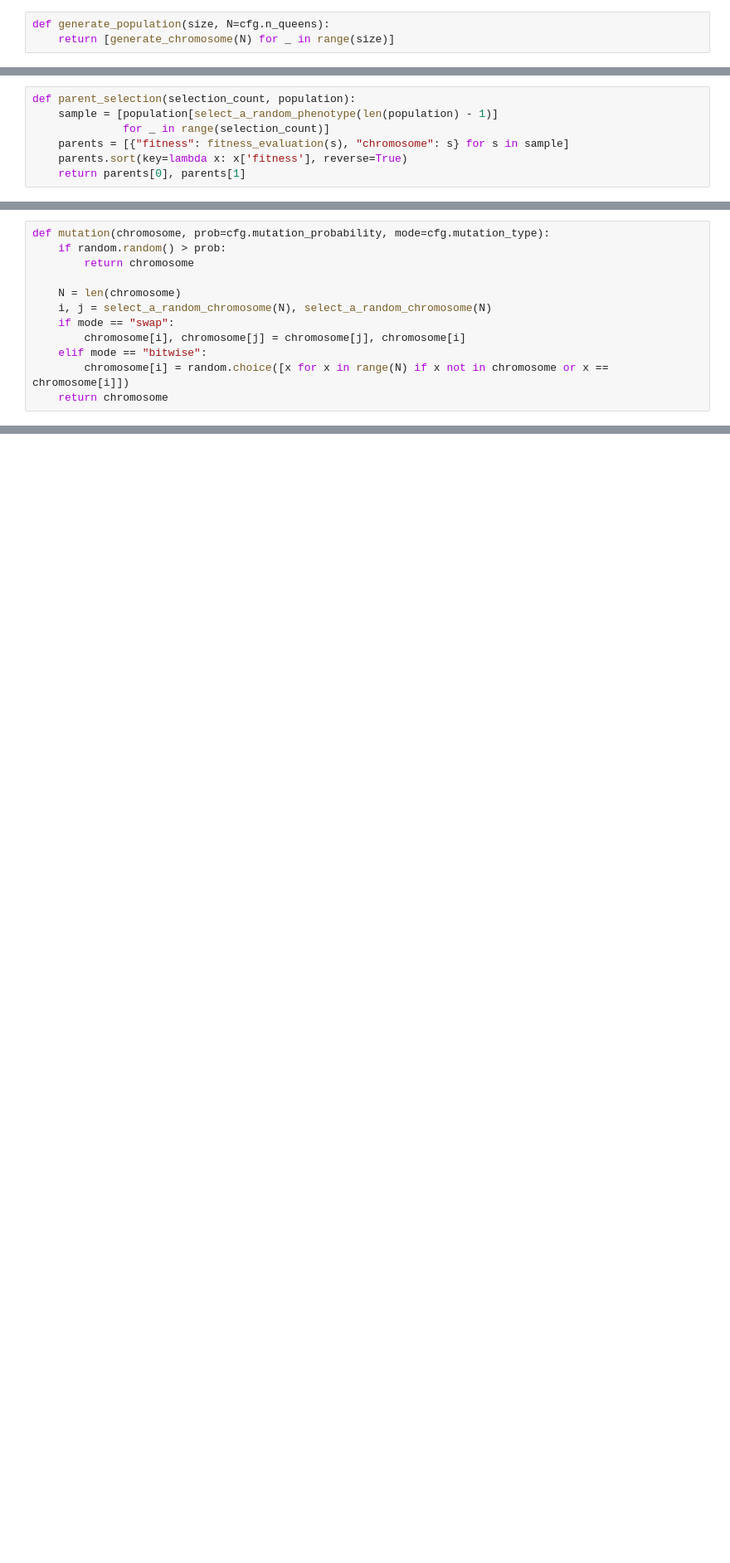
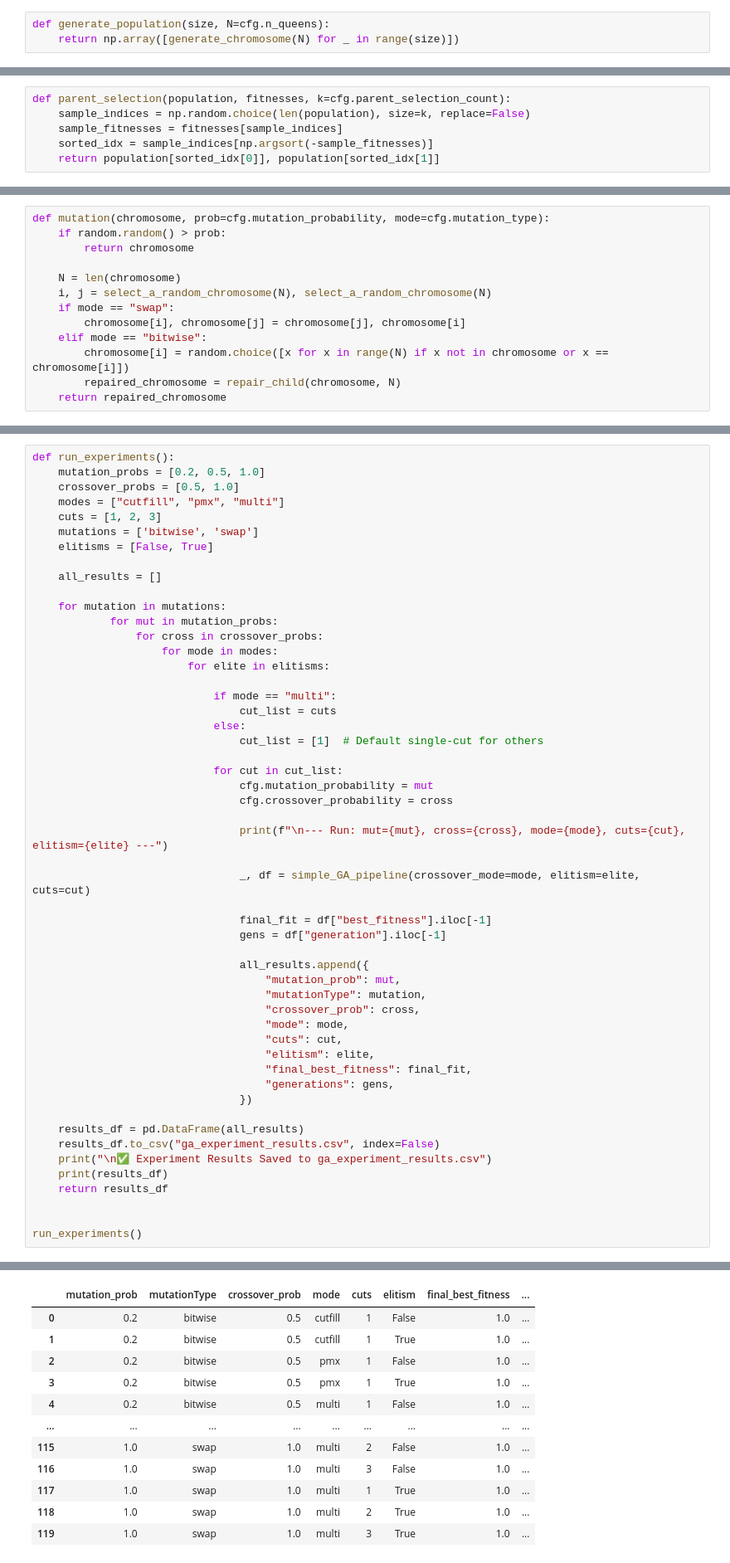
Before and after one commit to ParsaBordbar/eight_queen_ga, a Jupyter notebook: notebook/eight_queens.ipynb, the cells around one changed output, grey strips where cells are left out. Shown at 83% size. Cells and saved outputs as stored; diff of their text form; blank space fills up the shorter version.

Commit message:
feat(notebook/eight_queens.ipynb): full GA - added numpy - added pandas - added plots - add report readme - fix chromoses (for bitwise mutations to fix permutations)

```diff
--- a/notebook/eight_queens.ipynb
+++ b/notebook/eight_queens.ipynb
@@ -54,6 +66,6 @@ def ga_summary(
 # %%
 def generate_population(size, N=cfg.n_queens):
-    return [generate_chromosome(N) for _ in range(size)]
+    return np.array([generate_chromosome(N) for _ in range(size)])
 # %%
 def fitness_evaluation(queens):
     penalty = 0
@@ -69,9 +108,8 @@ def fitness_evaluation(queens):
 # %%
-def parent_selection(selection_count, population):
-    sample = [population[select_a_random_phenotype(len(population) - 1)]
-              for _ in range(selection_count)]
-    parents = [{"fitness": fitness_evaluation(s), "chromosome": s} for s in sample]
-    parents.sort(key=lambda x: x['fitness'], reverse=True)
-    return parents[0], parents[1]
+def parent_selection(population, fitnesses, k=cfg.parent_selection_count):
+    sample_indices = np.random.choice(len(population), size=k, replace=False)
+    sample_fitnesses = fitnesses[sample_indices]
+    sorted_idx = sample_indices[np.argsort(-sample_fitnesses)]
+    return population[sorted_idx[0]], population[sorted_idx[1]]
 # %%
 def crossover(parent1, parent2, prob=cfg.crossover_probability, mode="cutfill", cuts=1):
@@ -150,7 +196,8 @@ def mutation(chromosome, prob=cfg.mutation_probability, mode=cfg.mutation_type):
         chromosome[i], chromosome[j] = chromosome[j], chromosome[i]
     elif mode == "bitwise":
         chromosome[i] = random.choice([x for x in range(N) if x not in chromosome or x == chromosome[i]])
-    return chromosome
+        repaired_chromosome = repair_child(chromosome, N)
+    return repaired_chromosome
 # %%
 def survival_selection(population, children, population_size=cfg.population_size, elitism=False, elite_count=2):
     all_samples = population + children
@@ -300,0 +309,53 @@ def plot_convergence(fitness_history, label):
+# %%
+def run_experiments():
+    mutation_probs = [0.2, 0.5, 1.0]
+    crossover_probs = [0.5, 1.0]
+    modes = ["cutfill", "pmx", "multi"]
+    cuts = [1, 2, 3]
+    mutations = ['bitwise', 'swap']
+    elitisms = [False, True]
+
+    all_results = []
+
+    for mutation in mutations:
+            for mut in mutation_probs:
+                for cross in crossover_probs:
+                    for mode in modes:
+                        for elite in elitisms:
+
+                            if mode == "multi":
+                                cut_list = cuts
+                            else:
+                                cut_list = [1]  # Default single-cut for others
+
+                            for cut in cut_list:
+                                cfg.mutation_probability = mut
+                                cfg.crossover_probability = cross
+
+                                print(f"\n--- Run: mut={mut}, cross={cross}, mode={mode}, cuts={cut}, elitism={elite} ---")
+
+                                _, df = simple_GA_pipeline(crossover_mode=mode, elitism=elite, cuts=cut)
+
+                                final_fit = df["best_fitness"].iloc[-1]
+                                gens = df["generation"].iloc[-1]
+
+                                all_results.append({
+                                    "mutation_prob": mut,
+                                    "mutationType": mutation,
+                                    "crossover_prob": cross,
+                                    "mode": mode,
+                                    "cuts": cut,
+                                    "elitism": elite,
+                                    "final_best_fitness": final_fit,
+                                    "generations": gens,
+                                })
+
+    results_df = pd.DataFrame(all_results)
+    results_df.to_csv("ga_experiment_results.csv", index=False)
+    print("\n✅ Experiment Results Saved to ga_experiment_results.csv")
+    print(results_df)
+    return results_df
+
+
+run_experiments()
+# %% [output]
@@ -300,0 +379,12 @@ def plot_convergence(fitness_history, label):
+|  | mutation_prob | mutationType | crossover_prob | mode | cuts | elitism | final_best_fitness | ... |
+| 0 | 0.2 | bitwise | 0.5 | cutfill | 1 | False | 1.0 | ... |
+| 1 | 0.2 | bitwise | 0.5 | cutfill | 1 | True | 1.0 | ... |
+| 2 | 0.2 | bitwise | 0.5 | pmx | 1 | False | 1.0 | ... |
+| 3 | 0.2 | bitwise | 0.5 | pmx | 1 | True | 1.0 | ... |
+| 4 | 0.2 | bitwise | 0.5 | multi | 1 | False | 1.0 | ... |
+| ... | ... | ... | ... | ... | ... | ... | ... | ... |
+| 115 | 1.0 | swap | 1.0 | multi | 2 | False | 1.0 | ... |
+| 116 | 1.0 | swap | 1.0 | multi | 3 | False | 1.0 | ... |
+| 117 | 1.0 | swap | 1.0 | multi | 1 | True | 1.0 | ... |
+| 118 | 1.0 | swap | 1.0 | multi | 2 | True | 1.0 | ... |
+| 119 | 1.0 | swap | 1.0 | multi | 3 | True | 1.0 | ... |
```
Also changed, not shown: parts of 13 cells of this notebook.
